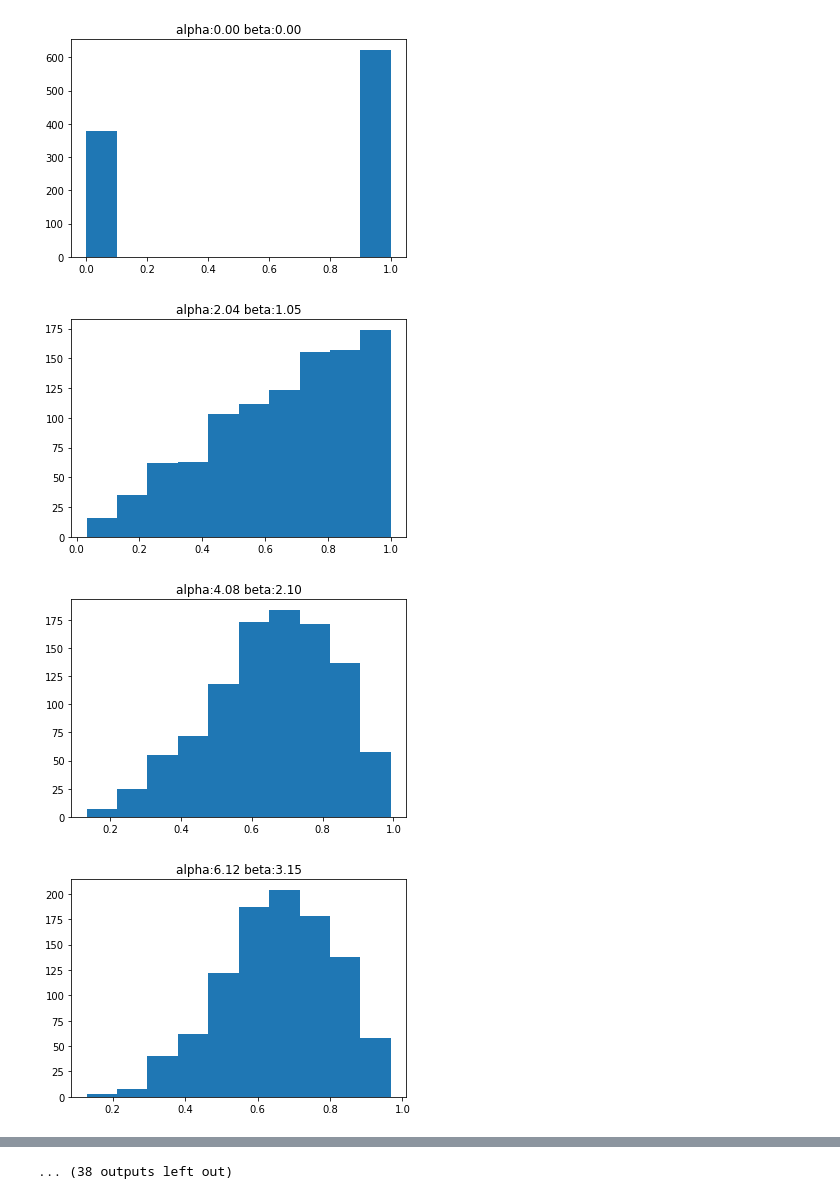
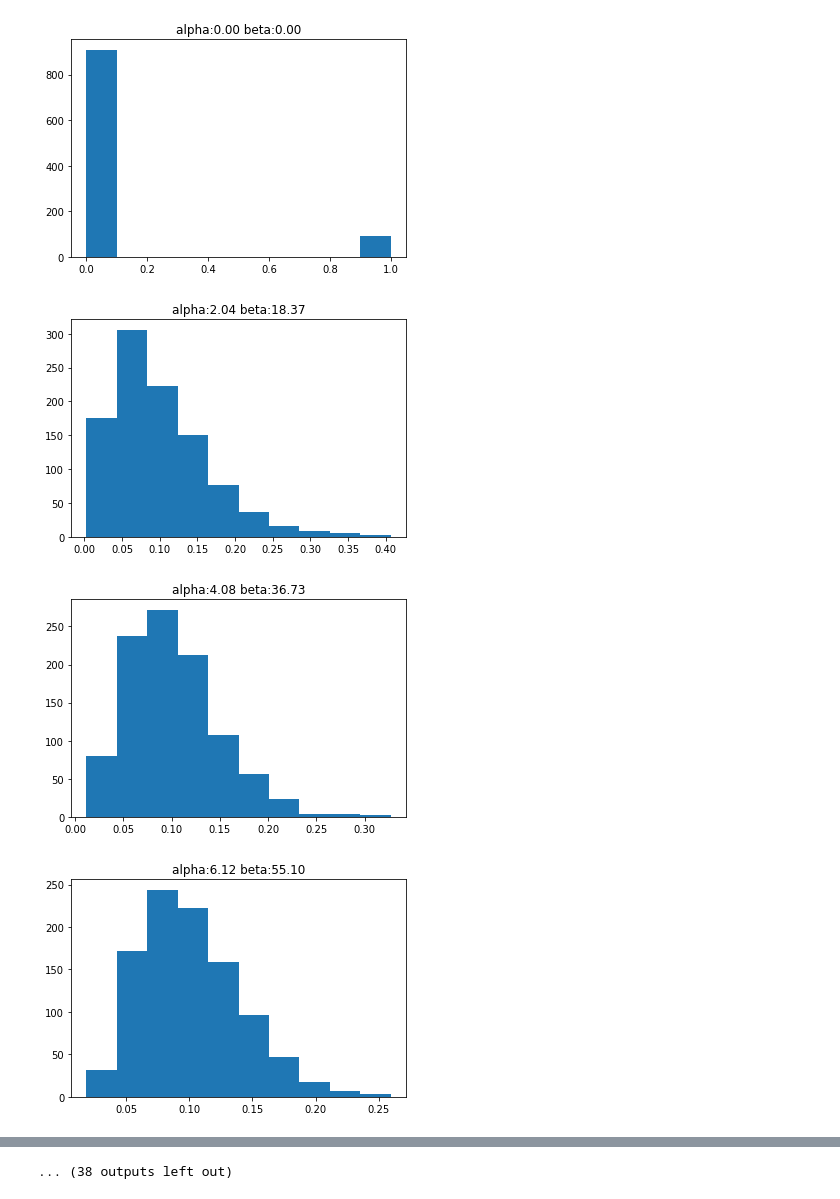
Before and after one commit to fridrichmrtn/churn-modeling, a Jupyter notebook: jupyters/beta-playground.ipynb, the cells around one changed output, grey strips where cells are left out. Cells and saved outputs as stored; diff of their text form; code cells hidden in the pictures.

```diff
--- a/jupyters/beta-playground.ipynb
+++ b/jupyters/beta-playground.ipynb
@@ -1,18 +1,19 @@
 # %%
 import numpy as np
 import matplotlib.pyplot as plt
 
-expected_value = 0.66
+expected_value = 0.1
 
 alphas = np.linspace(0.00001,100,50)
 betas = alphas*(1-expected_value)/expected_value
 
 for alpha, beta in zip(alphas, betas):
     fig, ax = plt.subplots()
-    plt.hist(np.random.beta(alpha, beta, size=1000))
+    beta_values = np.random.beta(alpha, beta, size=1000)
+    plt.hist(beta_values)
     plt.title("alpha:{:.2f} beta:{:.2f}".format(alpha, beta))
 # %% [output]
-[figure, old version]
+[figure, new version]
-[figure, old version]
+[figure, new version]
-[figure, old version]
+[figure, new version]
-[figure, old version]
+[figure, new version]
```
Also changed, not shown: parts of 1 cell of this notebook.
